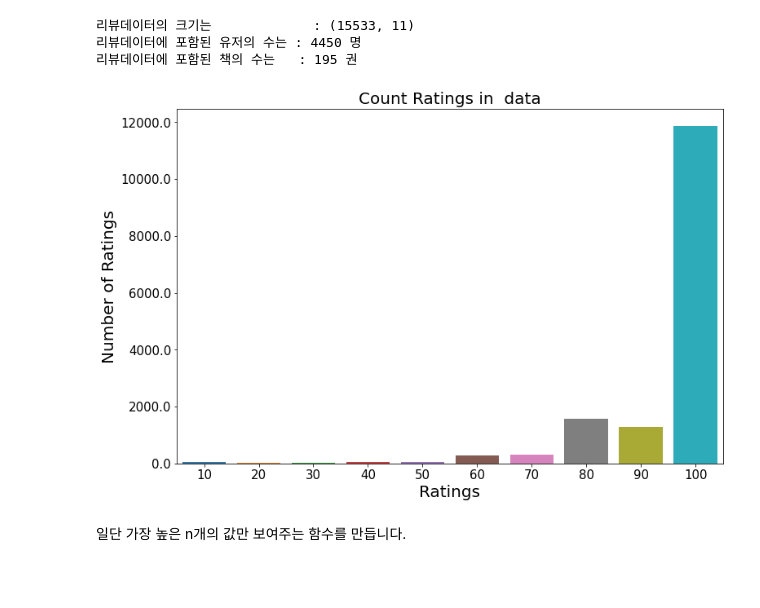
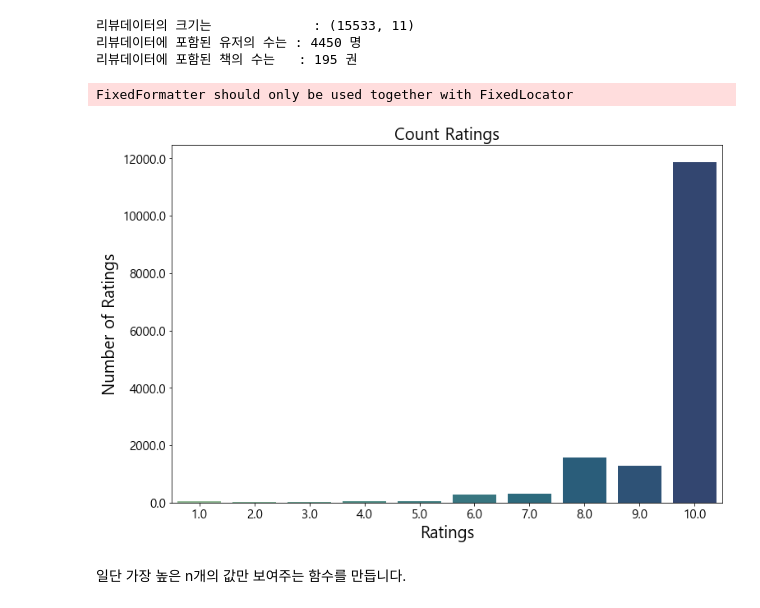
Before and after one commit to dataitgirls4/team_3, a Jupyter notebook: Recommendation_System.ipynb, the cells around one changed output. Saved outputs shown, nothing was run; the diff lists cells and outputs as text; code cells hidden in the pictures; blank space fills up the shorter version.

```diff
--- a/Recommendation_System.ipynb
+++ b/Recommendation_System.ipynb
@@ -36,0 +40,3 @@ all_book.sample()
+# %%
+all_review['rating'] = all_review['rating'].apply(lambda x : x/10)
+all_review.sample()
@@ -538,14 +520,15 @@ print(f"리뷰데이터에 포함된 책의 수는   : {len(all_review['title'].
 # %%
 plt.figure(figsize = (12, 8))
-ax = sns.countplot(x="rating", data=all_review)
+ax = sns.countplot(x="rating", data=all_review, palette = 'crest')
 ax.set_yticklabels([num for num in ax.get_yticks()])
 plt.tick_params(labelsize = 15)
-plt.title("Count Ratings in  data", fontsize = 20)
+plt.title("Count Ratings", fontsize = 20)
 plt.xlabel("Ratings", fontsize = 20)
 plt.ylabel("Number of Ratings", fontsize = 20)
 plt.show()
 # %% [output]
+FixedFormatter should only be used together with FixedLocator
-[figure, old version]
+[figure, new version]
 # %% [markdown]
 일단 가장 높은 n개의 값만 보여주는 함수를 만듭니다.
 # %%
```
Also changed, not shown: parts of 69 cells of this notebook.
